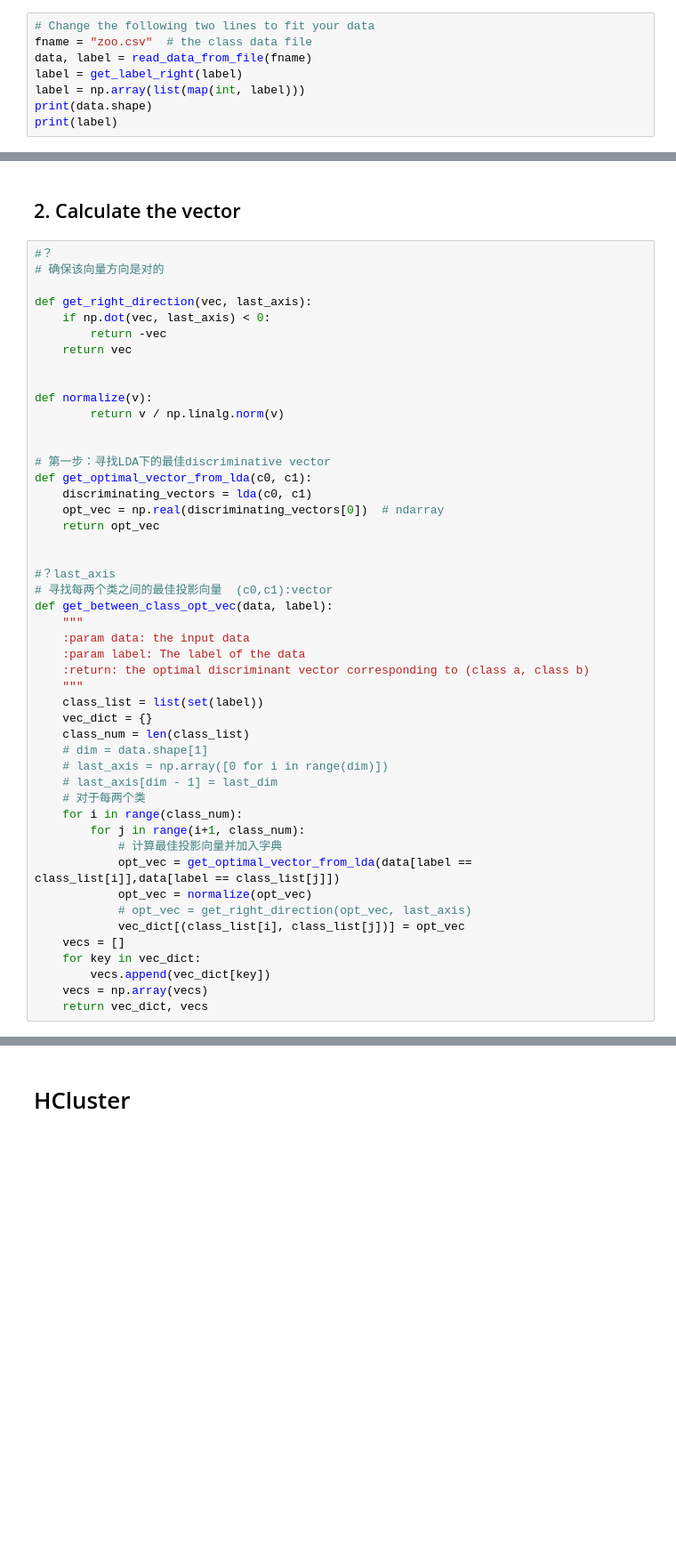
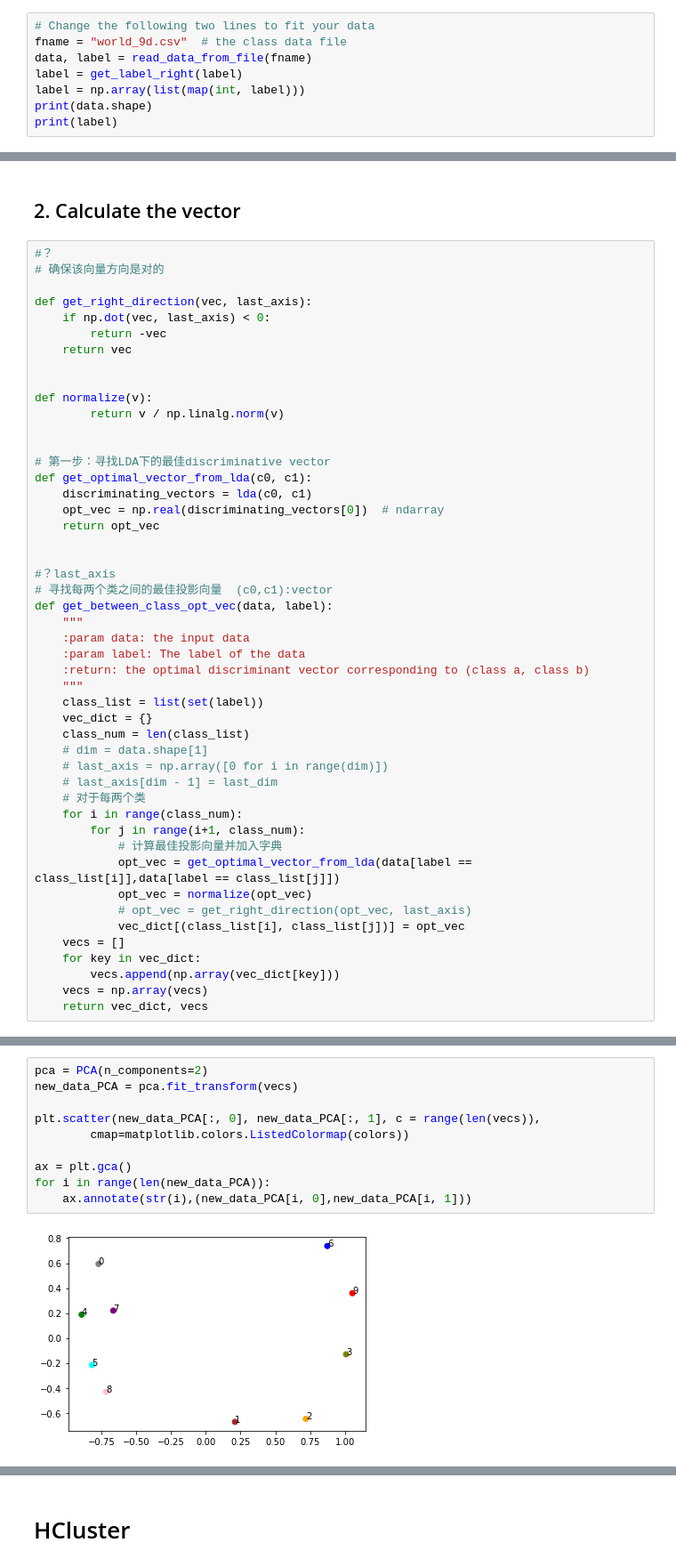
Before and after one commit to ThreeGreatMen/2021_11_4, a Jupyter notebook: hcluster.ipynb, the cells around one changed output, grey strips where cells are left out. Shown at 89% size. Drawn from its saved outputs; the diff is of its cells as text; blank space fills up the shorter version.

```diff
--- a/hcluster.ipynb
+++ b/hcluster.ipynb
@@ -284,7 +284,7 @@ def get_label_right(label):
     return np.array(new_label)
 # %%
 # Change the following two lines to fit your data
-fname = "zoo.csv"  # the class data file
+fname = "world_9d.csv"  # the class data file
 data, label = read_data_from_file(fname)
 label = get_label_right(label)
 label = np.array(list(map(int, label)))
@@ -342,7 +344,7 @@ def get_between_class_opt_vec(data, label):
             vec_dict[(class_list[i], class_list[j])] = opt_vec
     vecs = []
     for key in vec_dict:
-        vecs.append(vec_dict[key])
+        vecs.append(np.array(vec_dict[key]))
     vecs = np.array(vecs)
     return vec_dict, vecs
 # %%
@@ -383,3 +378,15 @@ print(id_pair)
+# %%
+pca = PCA(n_components=2)
+new_data_PCA = pca.fit_transform(vecs)
+
+plt.scatter(new_data_PCA[:, 0], new_data_PCA[:, 1], c = range(len(vecs)),
+        cmap=matplotlib.colors.ListedColormap(colors))
+
+ax = plt.gca()
+for i in range(len(new_data_PCA)):
+    ax.annotate(str(i),(new_data_PCA[i, 0],new_data_PCA[i, 1]))
+# %% [output]
+[figure, added]
 # %%
 def cal_angle(v1,v2):
     return np.dot(v1,v2)/(np.linalg.norm(v1) * np.linalg.norm(v2))
```
Also changed, not shown: parts of 18 cells of this notebook.
